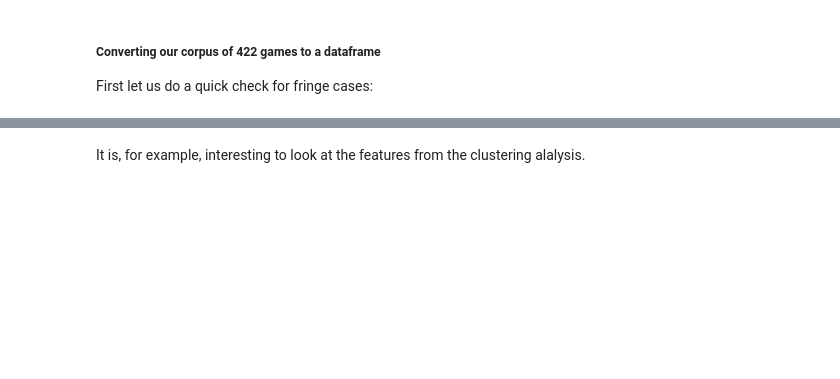
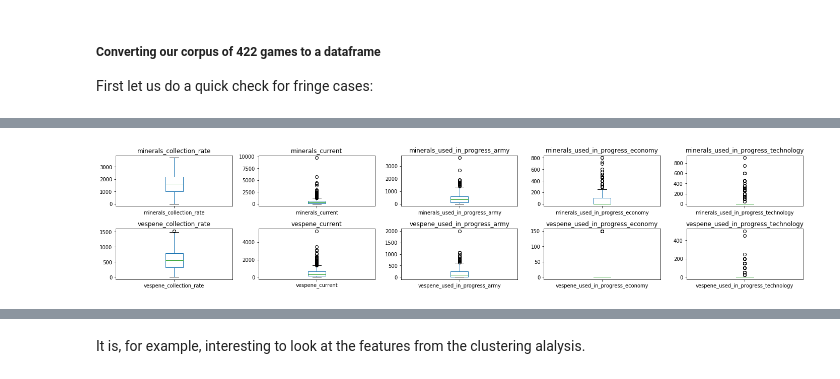
Before and after one commit to Rony-A/sc2-replay-analysis, a Jupyter notebook: mycchaka/capstone/Capstone - part 4 - Master Notebook.ipynb, the cells around one changed output, grey strips where cells are left out. Cells and saved outputs as stored; diff of their text form; code cells hidden in the pictures; blank space fills up the shorter version.

```diff
--- a/mycchaka/capstone/Capstone - part 4 - Master Notebook.ipynb
+++ b/mycchaka/capstone/Capstone - part 4 - Master Notebook.ipynb
@@ -915,0 +1099,8 @@ tallies_of_terran_units.head()
+# %%
+for i, col in enumerate(stats_data.columns):
+    plt.subplot(5,5,i+1)
+    stats_data[col].plot(kind='box', figsize = (20,10), title = col)
+plt.tight_layout(w_pad= 1)
+plt.show()
+# %% [output]
+[figure, added]
```
Also changed, not shown: parts of 100 cells of this notebook, 2 other files.
